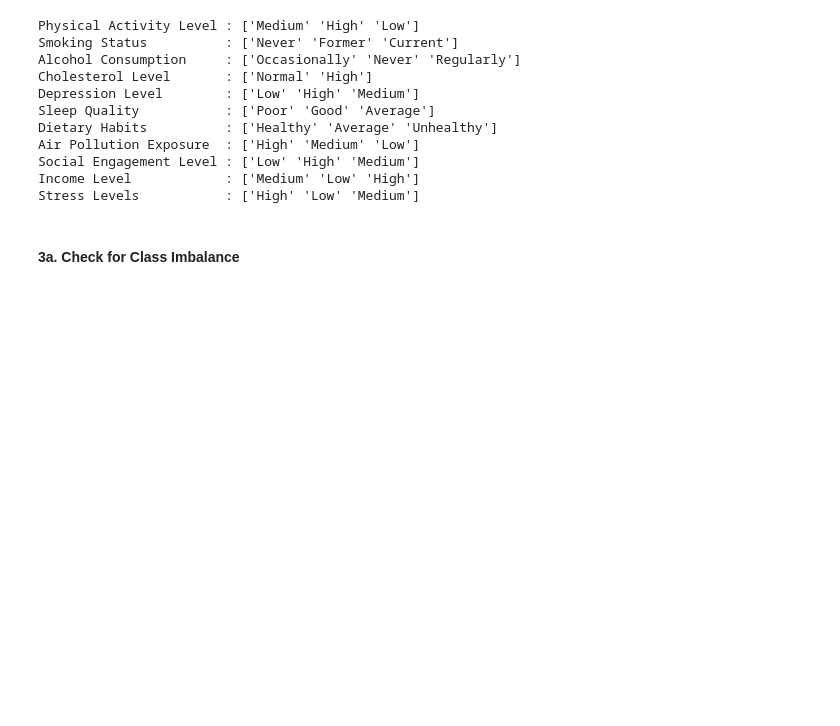
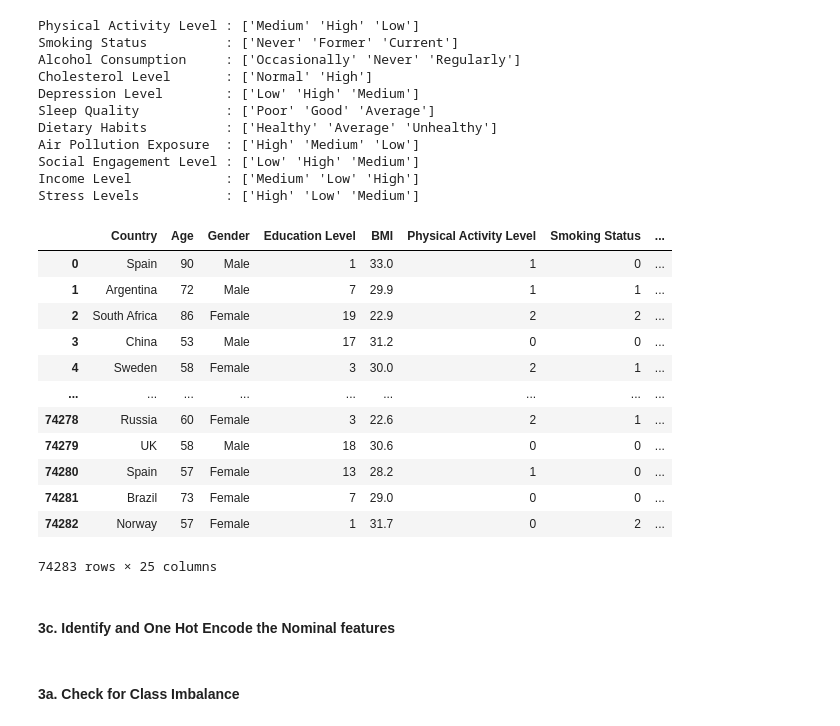
Before and after one commit to el337-Eric-Liu/DS644-102-Eric-Liu, a Jupyter notebook: DS644 - Alzheimer Prediction - Eric Liu.ipynb, the cells around one changed output. Drawn from its saved outputs; the diff is of its cells as text; code cells hidden in the pictures; blank space fills up the shorter version.

Commit message:
Created a Label Encoder
Created a Label Encoder

```diff
--- a/DS644 - Alzheimer Prediction - Eric Liu.ipynb
+++ b/DS644 - Alzheimer Prediction - Eric Liu.ipynb
@@ -131,4 +122,4 @@ df.head().apply(lambda x: 1 if x='yes' else (0 if x = 'no' else "binary error")
 # %% [markdown]
 #### **3a. Map all Yes / No Features to 1 or 0**
 # %%
-df.replace({'No': 0, 'Yes': 1})
+df = df.replace({'No': 0, 'Yes': 1})
@@ -164,6 +141,36 @@ Air Pollution Exposure  : ['High' 'Medium' 'Low']
 Social Engagement Level : ['Low' 'High' 'Medium']
 Income Level            : ['Medium' 'Low' 'High']
 Stress Levels           : ['High' 'Low' 'Medium']
+# %%
+LowMedHigh = ['Low', 'Medium', 'High']
+Smoking = ['Never', 'Former', 'Current']
+Alcohol = ['Never', 'Occasionally', 'Regularly']
+Cholesterol = ['Normal', 'High']
+Sleep = ['Poor', 'Average', 'Good']
+Diet = ['Unhealthy', 'Average', 'Healthy']
+
+enc = OrdinalEncoder(categories = [LowMedHigh, Smoking, Alcohol, Cholesterol, LowMedHigh, Sleep, Diet, LowMedHigh, LowMedHigh, LowMedHigh, LowMedHigh])
+df[['Physical Activity Level', 'Smoking Status', 'Alcohol Consumption', 'Cholesterol Level', 'Depression Level',
+    'Sleep Quality', 'Dietary Habits', 'Air Pollution Exposure', 'Social Engagement Level', 'Income Level', 'Stress Levels']] = enc.fit_transform(
+df[['Physical Activity Level', 'Smoking Status', 'Alcohol Consumption', 'Cholesterol Level', 'Depression Level',
+    'Sleep Quality', 'Dietary Habits', 'Air Pollution Exposure', 'Social Engagement Level', 'Income Level', 'Stress Levels']]).astype('int64')
+df
+# %% [output]
+|  | Country | Age | Gender | Education Level | BMI | Physical Activity Level | Smoking Status | ... |
+| 0 | Spain | 90 | Male | 1 | 33.0 | 1 | 0 | ... |
+| 1 | Argentina | 72 | Male | 7 | 29.9 | 1 | 1 | ... |
+| 2 | South Africa | 86 | Female | 19 | 22.9 | 2 | 2 | ... |
+| 3 | China | 53 | Male | 17 | 31.2 | 0 | 0 | ... |
+| 4 | Sweden | 58 | Female | 3 | 30.0 | 2 | 1 | ... |
+| ... | ... | ... | ... | ... | ... | ... | ... | ... |
+| 74278 | Russia | 60 | Female | 3 | 22.6 | 2 | 1 | ... |
+| 74279 | UK | 58 | Male | 18 | 30.6 | 0 | 0 | ... |
+| 74280 | Spain | 57 | Female | 13 | 28.2 | 1 | 0 | ... |
+| 74281 | Brazil | 73 | Female | 7 | 29.0 | 0 | 0 | ... |
+| 74282 | Norway | 57 | Female | 1 | 31.7 | 0 | 2 | ... |
+74283 rows × 25 columns
+# %% [markdown]
+#### **3c. Identify and One Hot Encode the Nominal features**
 # %% [markdown]
 #### **3a. Check for Class Imbalance**
 # %%
```
Also changed, not shown: parts of 6 cells of this notebook.
